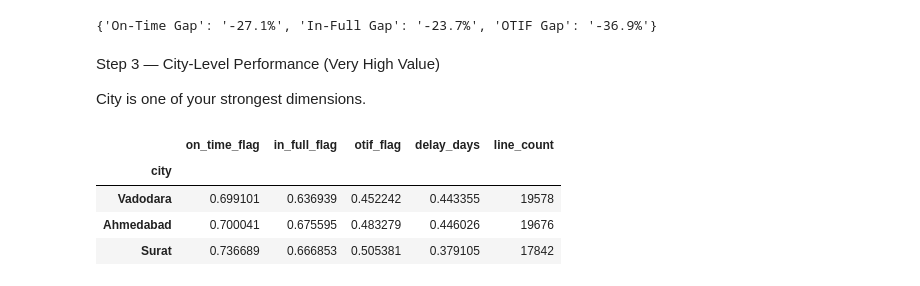
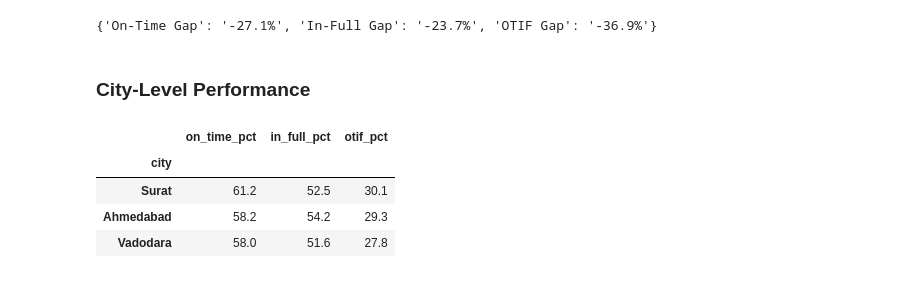
Before and after one commit to jacobdbt2100/supply-chain-service-level-tracking, a Jupyter notebook: notebooks/data_cleaning_and_exploration_supply_chain_service_level_tracking.ipynb, the cells around one changed output. Drawn from its saved outputs; the diff is of its cells as text; code cells hidden in the pictures.

```diff
--- a/notebooks/data_cleaning_and_exploration_supply_chain_service_level_tracking.ipynb
+++ b/notebooks/data_cleaning_and_exploration_supply_chain_service_level_tracking.ipynb
@@ -401,6 +407,8 @@ orders_aggregate = order_lines.groupby('order_id').agg({
     'customer_name': 'first',
     'city': 'first',
     'order_placement_date': 'first',
+    'delay_days': 'first',
+    'late_delivery_flag': 'first',
     'year': 'first',
     'month': 'first',
     'on_time_flag': 'all',
@@ -479,28 +487,22 @@ gap_analysis
 # %% [output]
 {'On-Time Gap': '-27.1%', 'In-Full Gap': '-23.7%', 'OTIF Gap': '-36.9%'}
 # %% [markdown]
-Step 3 — City-Level Performance (Very High Value)
-
-City is one of your strongest dimensions.
+### City-Level Performance
 # %%
-city_perf = (
-    order_lines
-    .groupby('city')
-    .agg({
-        'on_time_flag':'mean',
-        'in_full_flag':'mean',
-        'otif_flag':'mean',
-        'delay_days':'mean',
-        'order_id':'count'
-    })
-    .rename(columns={'order_id':'line_count'})
-    .sort_values('otif_flag')
-)
+city_perf = orders_aggregate.groupby('city').agg({
+    'on_time_flag':'mean',
+    'in_full_flag':'mean',
+    'otif_flag':'mean'
+}).rename(columns={
+    'on_time_flag':'on_time_pct',
+    'in_full_flag':'in_full_pct',
+    'otif_flag':'otif_pct'
+}).mul(100).round(1).sort_values('otif_pct', ascending=False)
 
-city_perf.head(10)
+city_perf
 # %% [output]
-|  | on_time_flag | in_full_flag | otif_flag | delay_days | line_count |
-| city |  |  |  |  |  |
-| Vadodara | 0.699101 | 0.636939 | 0.452242 | 0.443355 | 19578 |
-| Ahmedabad | 0.700041 | 0.675595 | 0.483279 | 0.446026 | 19676 |
-| Surat | 0.736689 | 0.666853 | 0.505381 | 0.379105 | 17842 |
+|  | on_time_pct | in_full_pct | otif_pct |
+| city |  |  |  |
+| Surat | 61.2 | 52.5 | 30.1 |
+| Ahmedabad | 58.2 | 54.2 | 29.3 |
+| Vadodara | 58.0 | 51.6 | 27.8 |
```
Also changed, not shown: parts of 39 cells of this notebook, 8 other files.
